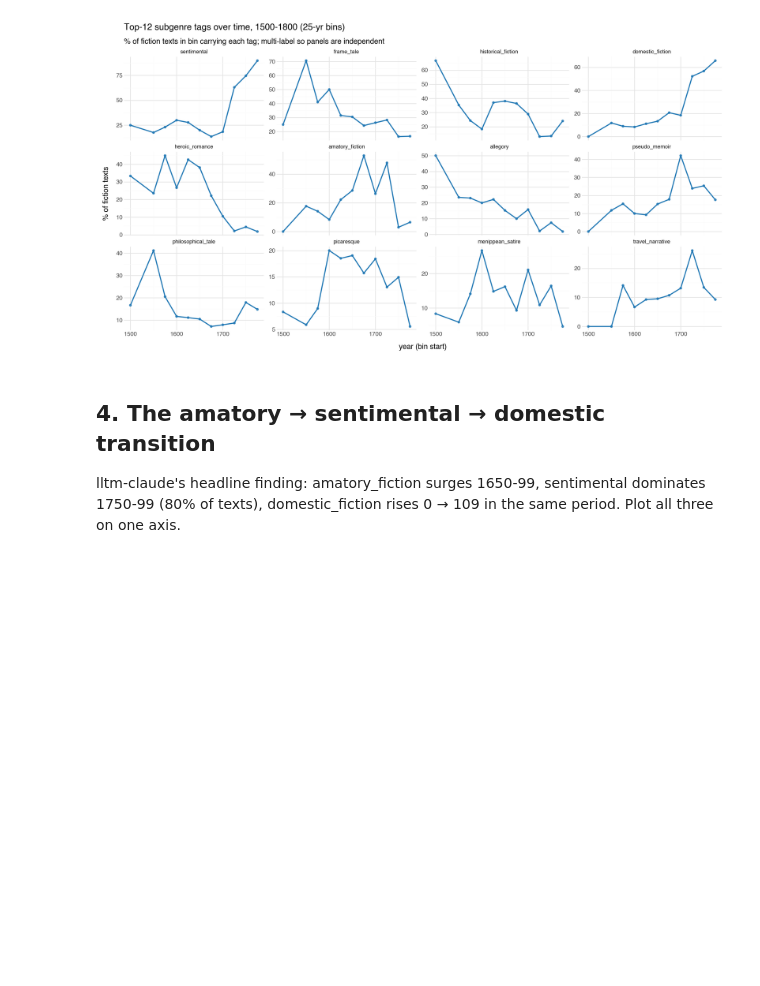
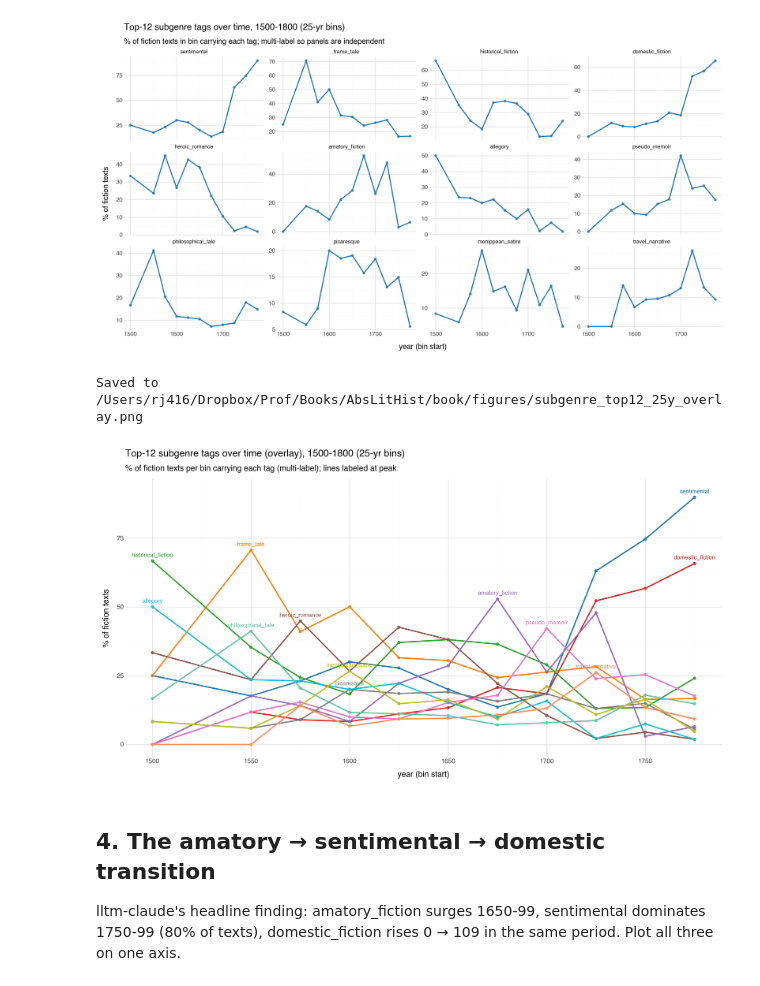
Before and after one commit to quadrismegistus/abstraction, a Jupyter notebook: notebooks/17-subgenre.ipynb, the cells around one changed output. Saved outputs shown, nothing was run; the diff lists cells and outputs as text; code cells hidden in the pictures; blank space fills up the shorter version.

Commit message:
notebooks/17: add non-faceted overlay version of top-12 subgenre plot
Single-axis line plot with one color per subgenre and label at peak.
tab10 + 2 from Set2 to get 12 distinguishable colors. Saves to
subgenre_top12_25y_overlay.png in Dropbox book figures.

Co-Authored-By: Claude Opus 4.6 (1M context) <noreply@anthropic.com>

```diff
--- a/notebooks/17-subgenre.ipynb
+++ b/notebooks/17-subgenre.ipynb
@@ -207,6 +207,46 @@ p_sg
 # %% [output]
 Saved to /Users/rj416/Dropbox/Prof/Books/AbsLitHist/book/figures/subgenre_top12_25y.png
 [figure]
+# %%
+import matplotlib.colors as mcolors
+import matplotlib.cm as mcm
+
+# Single-axis line plot, one color per subgenre, label at peak.
+tab10_hex = [mcolors.to_hex(c) for c in mcm.tab10.colors]
+set2_hex = [mcolors.to_hex(c) for c in mcm.Set2.colors]
+palette12 = tab10_hex + set2_hex[:2]
+sg_palette = dict(zip(top_tags, palette12))
+
+peak_rows_sg = (sg_long.sort_values('pct', ascending=False)
+                .groupby('subgenre', as_index=False, observed=True)
+                .first())
+
+p_sg_overlay = (p9.ggplot(sg_long, p9.aes(x='bin', y='pct', color='subgenre'))
+                + p9.geom_line(size=1.0)
+                + p9.geom_point(size=1.5, alpha=0.85)
+                + p9.geom_text(p9.aes(label='subgenre'),
+                               data=peak_rows_sg,
+                               nudge_y=2.0, size=8, fontweight='bold',
+                               show_legend=False)
+                + p9.scale_color_manual(values=sg_palette, breaks=top_tags)
+                + p9.scale_x_continuous(breaks=range(1500, 1801, 50))
+                + p9.labs(
+                    title=f'Top-{TOP_K} subgenre tags over time (overlay), 1500-1800 (25-yr bins)',
+                    subtitle='% of fiction texts per bin carrying each tag (multi-label); lines labeled at peak',
+                    x='year (bin start)', y='% of fiction texts',
+                    color='',
+                )
+                + p9.theme_minimal()
+                + p9.theme(figure_size=(12, 6.5),
+                           legend_position='none'))
+
+out = os.path.join(DROPBOX_FIGS, 'subgenre_top12_25y_overlay.png')
+p_sg_overlay.save(out, dpi=300, verbose=False)
+print(f'Saved to {out}')
+p_sg_overlay
+# %% [output]
+Saved to /Users/rj416/Dropbox/Prof/Books/AbsLitHist/book/figures/subgenre_top12_25y_overlay.png
+[figure, added]
 # %% [markdown]
 ## 4. The amatory → sentimental → domestic transition
 
```
